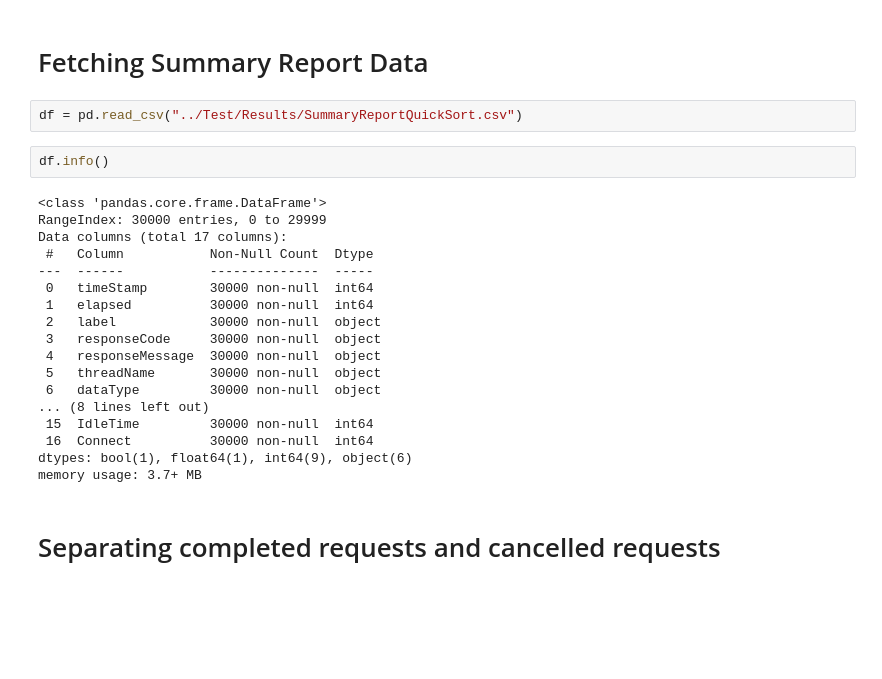
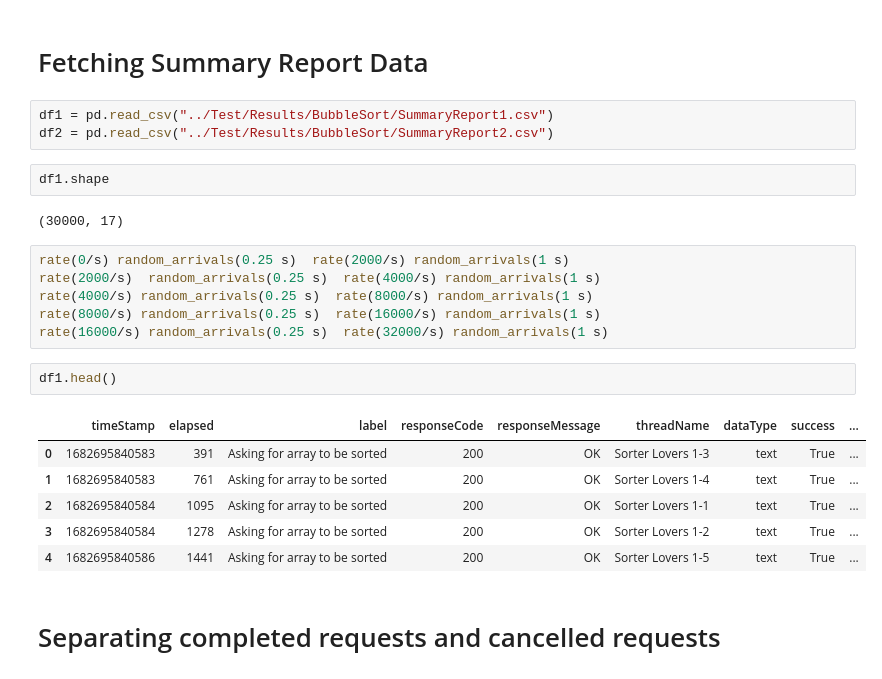
Before and after one commit to joaovictorsl/StressTestingExample, a Jupyter notebook: plots/main.ipynb, the cells around one changed output. Drawn from its saved outputs; the diff is of its cells as text; blank space fills up the shorter version.

```diff
--- a/plots/main.ipynb
+++ b/plots/main.ipynb
@@ -5,28 +5,28 @@ from matplotlib import pyplot as plt
 import pandas as pd
 # %% [markdown]
 # Fetching Summary Report Data
-# %%
-df = pd.read_csv("../Test/Results/SummaryReportQuickSort.csv")
-# %%
-df.info()
-# %% [output]
-<class 'pandas.core.frame.DataFrame'>
-RangeIndex: 30000 entries, 0 to 29999
-Data columns (total 17 columns):
- #   Column           Non-Null Count  Dtype
----  ------           --------------  -----
- 0   timeStamp        30000 non-null  int64
- 1   elapsed          30000 non-null  int64
- 2   label            30000 non-null  object
- 3   responseCode     30000 non-null  object
- 4   responseMessage  30000 non-null  object
- 5   threadName       30000 non-null  object
- 6   dataType         30000 non-null  object
-... (8 lines left out)
- 15  IdleTime         30000 non-null  int64
- 16  Connect          30000 non-null  int64
-dtypes: bool(1), float64(1), int64(9), object(6)
-memory usage: 3.7+ MB
+# %%
+df1 = pd.read_csv("../Test/Results/BubbleSort/SummaryReport1.csv")
+df2 = pd.read_csv("../Test/Results/BubbleSort/SummaryReport2.csv")
+# %%
+df1.shape
+# %% [output]
+(30000, 17)
+# %%
+rate(0/s) random_arrivals(0.25 s)  rate(2000/s) random_arrivals(1 s)
+rate(2000/s)  random_arrivals(0.25 s)  rate(4000/s) random_arrivals(1 s)
+rate(4000/s) random_arrivals(0.25 s)  rate(8000/s) random_arrivals(1 s)
+rate(8000/s) random_arrivals(0.25 s)  rate(16000/s) random_arrivals(1 s)
+rate(16000/s) random_arrivals(0.25 s)  rate(32000/s) random_arrivals(1 s)
+# %%
+df1.head()
+# %% [output]
+|  | timeStamp | elapsed | label | responseCode | responseMessage | threadName | dataType | success | ... |
+| 0 | 1682695840583 | 391 | Asking for array to be sorted | 200 | OK | Sorter Lovers 1-3 | text | True | ... |
+| 1 | 1682695840583 | 761 | Asking for array to be sorted | 200 | OK | Sorter Lovers 1-4 | text | True | ... |
+| 2 | 1682695840584 | 1095 | Asking for array to be sorted | 200 | OK | Sorter Lovers 1-1 | text | True | ... |
+| 3 | 1682695840584 | 1278 | Asking for array to be sorted | 200 | OK | Sorter Lovers 1-2 | text | True | ... |
+| 4 | 1682695840586 | 1441 | Asking for array to be sorted | 200 | OK | Sorter Lovers 1-5 | text | True | ... |
 # %% [markdown]
 # Separating completed requests and cancelled requests
 # %%
```
Also changed, not shown: 9 other files.
